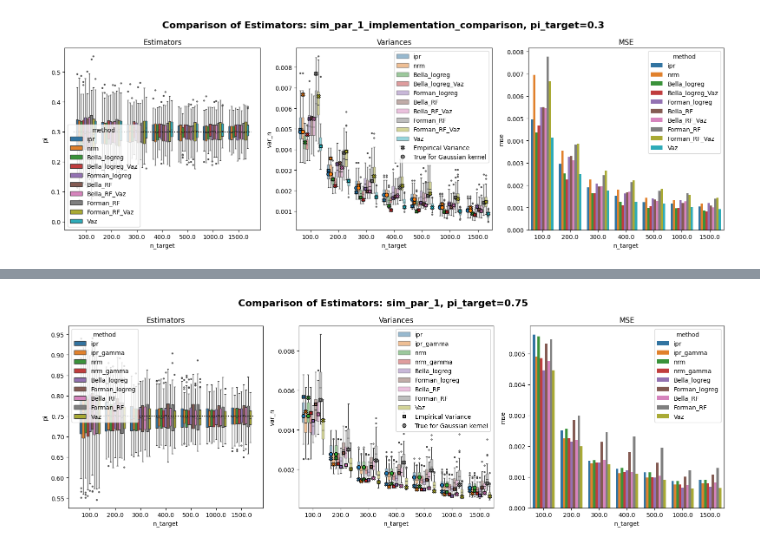
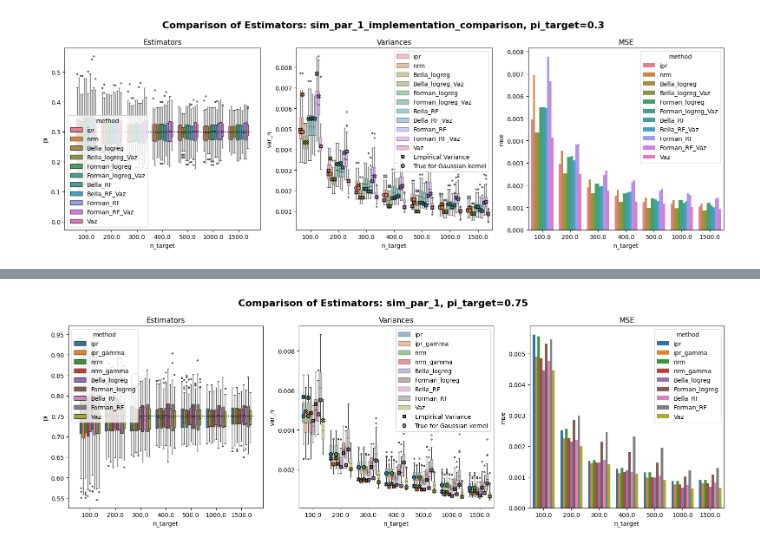
Before and after one commit to lazeckam/RHKS_label_shift, a Jupyter notebook: simulations/plot_figures_v2.ipynb, the cells around one changed output, grey strips where cells are left out. Saved outputs shown, nothing was run; the diff lists cells and outputs as text; code cells hidden in the pictures.

```diff
--- a/simulations/plot_figures_v2.ipynb
+++ b/simulations/plot_figures_v2.ipynb
@@ -7,5 +8,3 @@ from matplotlib.lines import Line2D
-# %%
-method_names = ['ipr', 'nrm', 'Bella_logreg', 'Forman_logreg', 'Bella_RF', 'Forman_RF', 'Vaz']
 # %%
 def plot_two_plots(sim_scenario, pi_target, pi_target_name):
     df_list = []
@@ -127,8 +228,8 @@ plot_two_plots('sim_par_1_implementation_comparison', 0.7, '07')
 # %%
 method_names = ['ipr', 'nrm',
-                'Bella_logreg', 'Bella_logreg_Vaz', 'Forman_logreg', #'Forman_logreg_Vaz',
+                'Bella_logreg', 'Bella_logreg_Vaz', 'Forman_logreg', 'Forman_logreg_Vaz',
                 'Bella_RF', 'Bella_RF_Vaz', 'Forman_RF', 'Forman_RF_Vaz',
                 'Vaz']
 plot_two_plots('sim_par_1_implementation_comparison', 0.3, '03')
 # %% [output]
-[figure, old version]
+[figure, new version]
```
Also changed, not shown: parts of 20 cells of this notebook, 42 other files.
